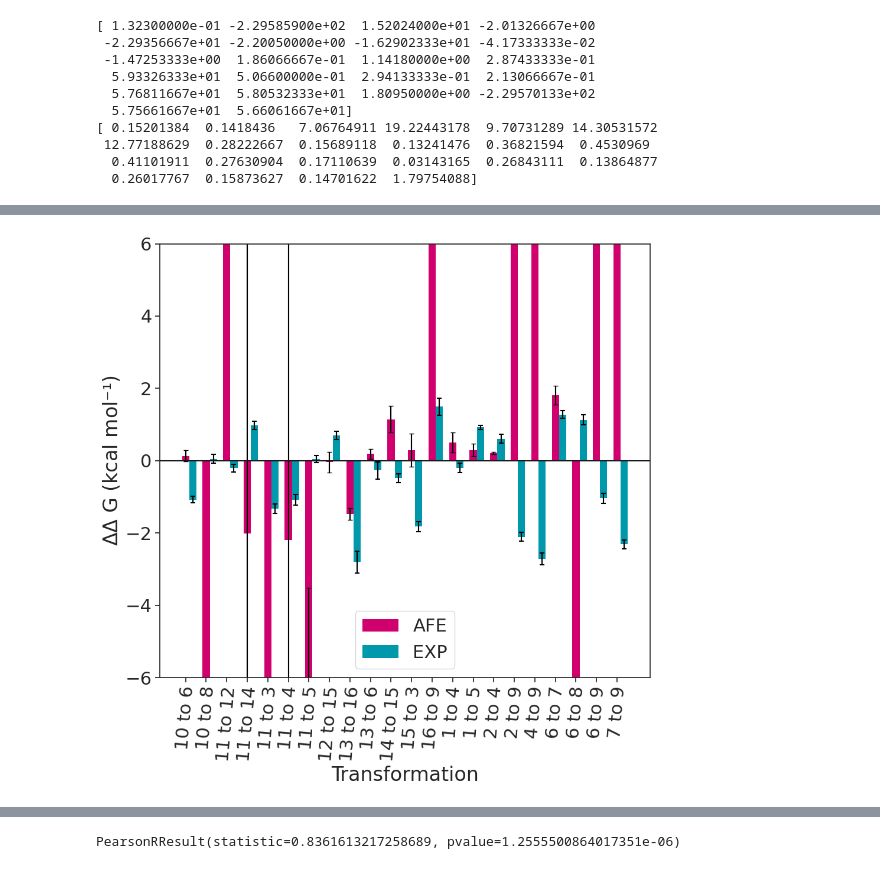
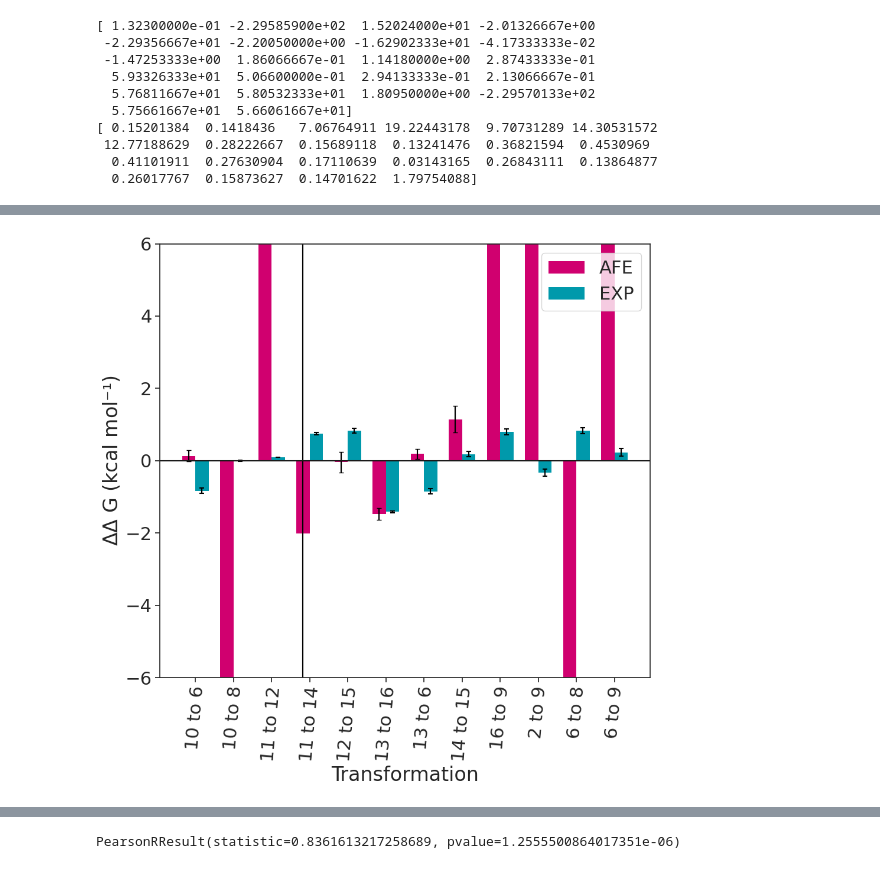
Before and after one commit to meyresearch/metalloenzymes, a Jupyter notebook: scripts/vim2_analysis.ipynb, the cells around one changed output, grey strips where cells are left out. Cells and saved outputs as stored; diff of their text form; code cells hidden in the pictures.

Commit message:
filtered and averaged all 3 vim2 runs

```diff
--- a/scripts/vim2_analysis.ipynb
+++ b/scripts/vim2_analysis.ipynb
@@ -219,4 +225,8 @@ print(calculcated_stds)
  12.77188629  0.28222667  0.15689118  0.13241476  0.36821594  0.4530969
   0.41101911  0.27630904  0.17110639  0.03143165  0.26843111  0.13864877
   0.26017767  0.15873627  0.14701622  1.79754088]
+# %%
+filter_indices = [0, 1, 2, 3, 7, 8, 9, 10, 12, 16, 19, 20]
+first_indices = [9, 9, 10, 10, 11, 12, 12, 13, 15, 1, 5, 5]
+second_indices = [5, 7, 11, 13, 14, 15, 5, 14, 8, 8, 7, 8]
 # %%
@@ -254,19 +246,16 @@ for i in range(len(first_indices)):
 # %%
 # Get experimental values
-experimental_file = pd.read_csv("/home/jguven/projects/metalloenzymes/kpc2/afe/experimental_K_i.csv")
+experimental_file = pd.read_csv("/home/jguven/projects/metalloenzymes/vim_2/afe/experimental_K_i.csv")
 experimental_ki, experimental_ki_error = experimental_file["K_i"], experimental_file["K_i_err"]
-ligand_1 = experimental_ki[0]
-ligand_1_error = experimental_ki_error[0]
+perturbations = [line.strip() for line in lines[0:len(lines):2]]
 experimental_free_energies = []
 experimental_errors = []
 
-experimental_free_energies = []
-experimental_errors = []
 for i in range(len(first_indices)):
     i_1, i_2 = first_indices[i], second_indices[i]
-    experimental_free_energy = inhibition_to_ddg(experimental_ki[i_1], experimental_ki[i_2])
+    experimental_free_energy = inhibition_to_ddg(float(experimental_ki[i_1]), float(experimental_ki[i_2]))
     # error_a, ki_a, error_b, ki_b
-    experimental_error = get_experimental_error(experimental_ki_error[i_1], experimental_ki[i_1], experimental_ki_error[i_2], experimental_ki[i_2])
+    experimental_error = get_experimental_error(float(experimental_ki_error[i_1]), float(experimental_ki[i_1]), float(experimental_ki_error[i_2]), float(experimental_ki[i_2]))
     experimental_free_energies.append(experimental_free_energy)
     experimental_errors.append(experimental_error)
     print(i_1, i_2)
@@ -291,3 +275,3 @@ for i in range(len(first_indices)):
 # %%
 labels = [string.replace("lig_", "").replace("~"," to ") for string in perturbations]
-labels
+clean_labels = [labels[i] for i in filter_indices]
@@ -312,53 +278,56 @@ labels
+# %%
+filtered_means = [calculated_means[i] for i in filter_indices]
+filtered_stds = [calculcated_stds[i] for i in filter_indices]
 # %%
 fig = plt.figure(figsize=(10, 10))
 sns.set(context="notebook", palette="colorblind", style="ticks", font_scale=2)
-x_label_locations = np.arange(len(calculated_means))
+x_label_locations = np.arange(len(filtered_means))
 bar_width = 0.35
 
 plt.bar(x_label_locations - bar_width / 2,
-        height=calculated_means,
+        height=filtered_means,
         width=bar_width,
-        yerr=calculcated_stds,
+        yerr=filtered_stds,
         label="AFE",
         color="#D0006F",
         linewidth=0)
 
 (_, caps, _) = plt.errorbar(x_label_locations - bar_width / 2,
-                            calculated_means,
+                            filtered_means,
                             color="black",
-                            yerr=calculcated_stds,
+                            yerr=filtered_stds,
                             capsize=3,
                             linestyle="")
 
 plt.bar(x_label_locations + bar_width / 2,
         height=experimental_free_energies,
         width=bar_width,
         yerr=experimental_errors,
         label="EXP",
         color="#0099AB",
         linewidth=0)
 
 (_, caps, _) = plt.errorbar(x_label_locations + bar_width / 2,
                             experimental_free_energies,
                             color="black",
                             yerr=experimental_errors,
                             capsize=3,
                             linestyle="")
 
 for cap in caps:
     cap.set_color("black")
     cap.set_markeredgewidth(1.5)
 # plt.ylim(-55, -40)
 plt.axhline(0, 0, 1, c="k")
 plt.ylim(-6, 6)
-plt.xticks(x_label_locations - bar_width / 2, labels, rotation=85, ha="center")
-plt.legend()
+plt.xticks(x_label_locations, clean_labels, rotation=85, ha="center")
+plt.legend(loc="upper right")
 plt.xlabel("Transformation")
 plt.ylabel("$\Delta \Delta$ G (kcal mol⁻¹)")
 plt.tight_layout()
 plt.savefig("ddg.png", dpi=1200, transparent=True)
 # %% [output]
-[figure, old version]
+[figure, new version]
 # %%
 plt.figure(figsize=(10, 10))
 sns.set(context="notebook", palette="colorblind", style="ticks", font_scale=2)
```
Also changed, not shown: parts of 5 cells of this notebook, 1 other file.
